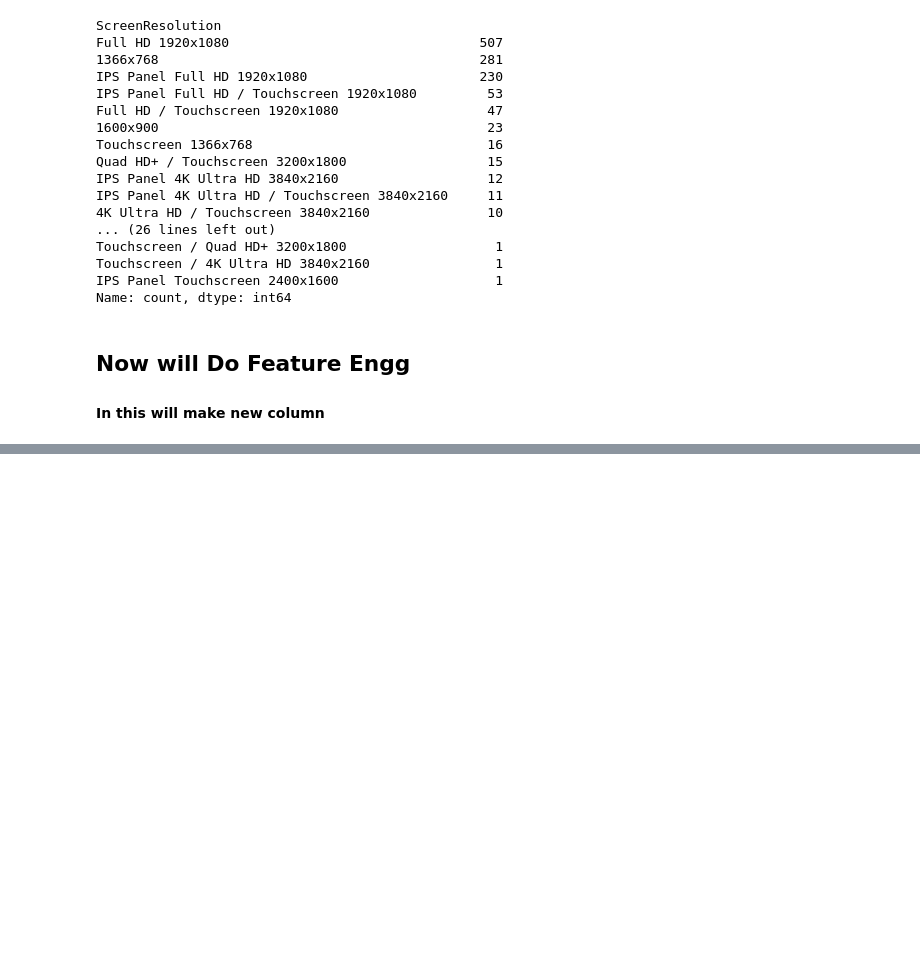
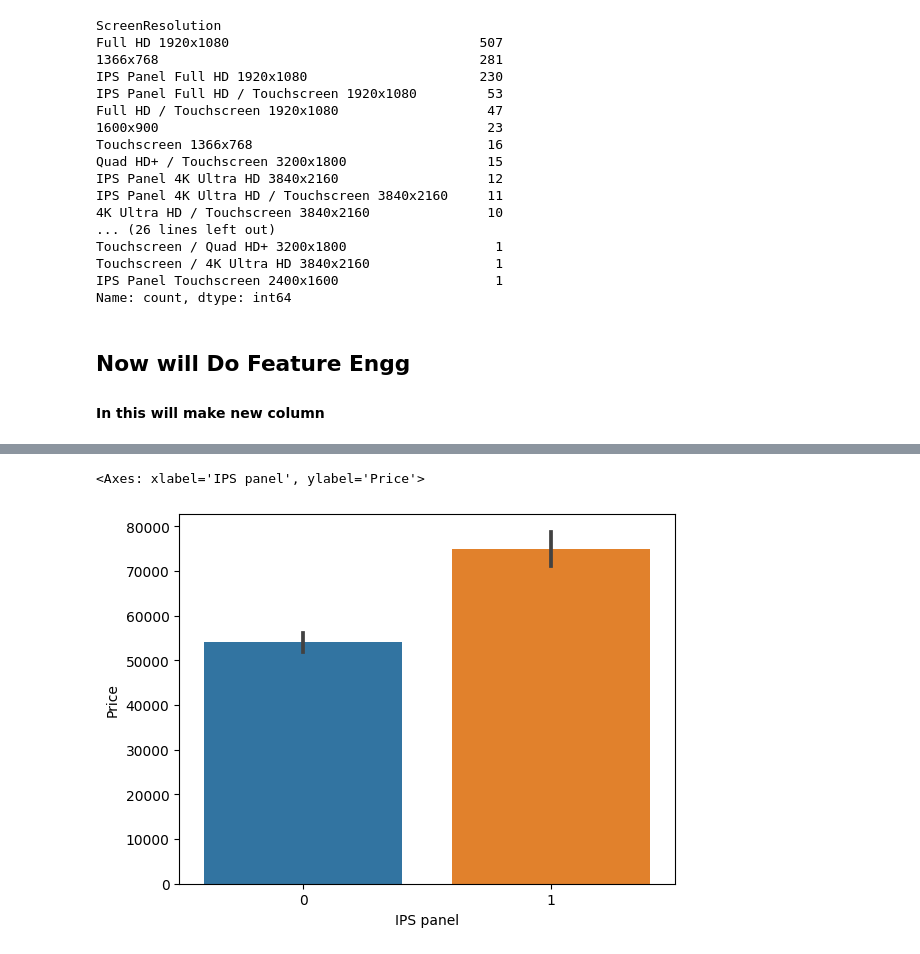
Before and after one commit to 27priyanshu/Laptop_predictor, a Jupyter notebook: Laptop-price-predictor.ipynb, the cells around one changed output, grey strips where cells are left out. Cells and saved outputs as stored; diff of their text form; code cells hidden in the pictures; blank space fills up the shorter version.

```diff
--- a/Laptop-price-predictor.ipynb
+++ b/Laptop-price-predictor.ipynb
@@ -240,3 +240,5 @@ Name: count, dtype: int64
 # %% [markdown]
 ## Now will Do Feature Engg
 #### In this will make new column
+# %%
+df['Touschscreen']= df['ScreenResolution'].apply(lambda x:1 if 'Touchscreen' in x else 0)
@@ -242,0 +263,2 @@ Name: count, dtype: int64
+# %%
+df['IPS panel']=df['ScreenResolution'].apply(lambda x:1 if 'IPS Panel' in x else 0)
@@ -242,0 +288,5 @@ Name: count, dtype: int64
+# %%
+sns.barplot(x = df['IPS panel'], y =df['Price'])
+# %% [output]
+<Axes: xlabel='IPS panel', ylabel='Price'>
+[figure, added]
```
Also changed, not shown: parts of 22 cells of this notebook.
